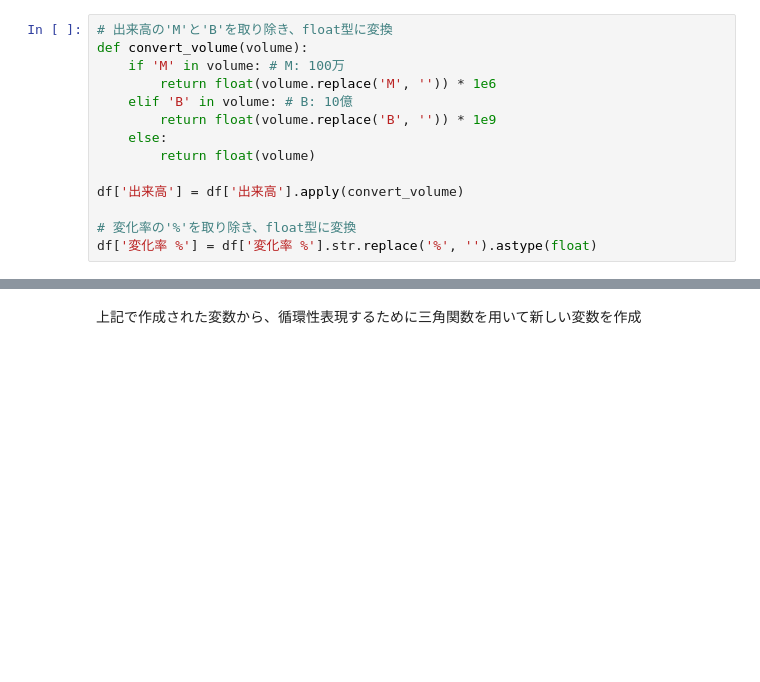
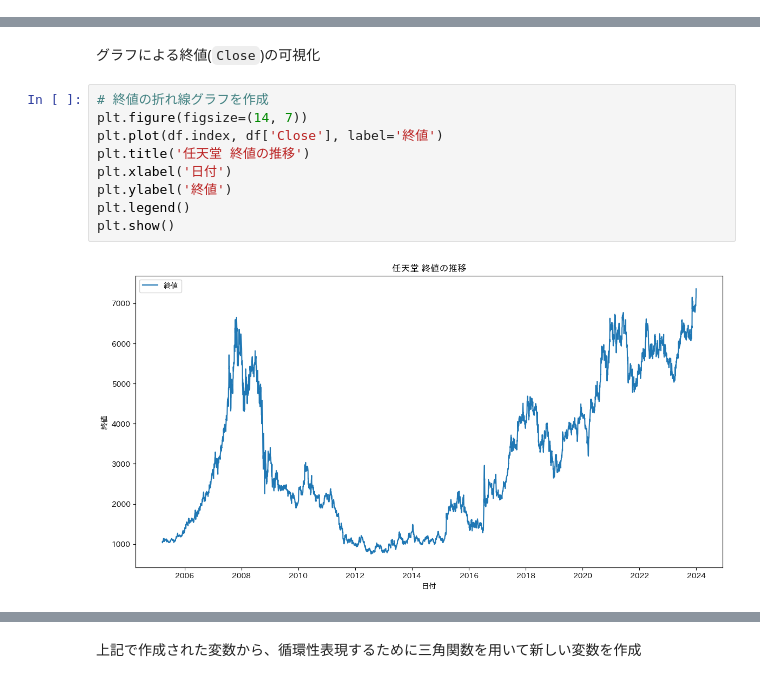
Before and after one commit to kamekame-1215/time-series-prediction, a Jupyter notebook: data/data_submission_before.ipynb, the cells around one changed output, grey strips where cells are left out. Cells and saved outputs as stored; diff of their text form; blank space fills up the shorter version.

```diff
--- a/data/data_submission_before.ipynb
+++ b/data/data_submission_before.ipynb
@@ -32,14 +42,0 @@ df.head()
-# %%
-# 出来高の'M'と'B'を取り除き、float型に変換
-def convert_volume(volume):
-    if 'M' in volume: # M: 100万
-        return float(volume.replace('M', '')) * 1e6
-    elif 'B' in volume: # B: 10億
-        return float(volume.replace('B', '')) * 1e9
-    else:
-        return float(volume)
-
-df['出来高'] = df['出来高'].apply(convert_volume)
-
-# 変化率の'%'を取り除き、float型に変換
-df['変化率 %'] = df['変化率 %'].str.replace('%', '').astype(float)
@@ -45,0 +67,13 @@ df['変化率 %'] = df['変化率 %'].str.replace('%', '').astype(float)
+# %% [markdown]
+グラフによる終値(`Close`)の可視化
+# %%
+# 終値の折れ線グラフを作成
+plt.figure(figsize=(14, 7))
+plt.plot(df.index, df['Close'], label='終値')
+plt.title('任天堂 終値の推移')
+plt.xlabel('日付')
+plt.ylabel('終値')
+plt.legend()
+plt.show()
+# %% [output]
+[figure, added]
```
Also changed, not shown: parts of 25 cells of this notebook, 1 other file.
